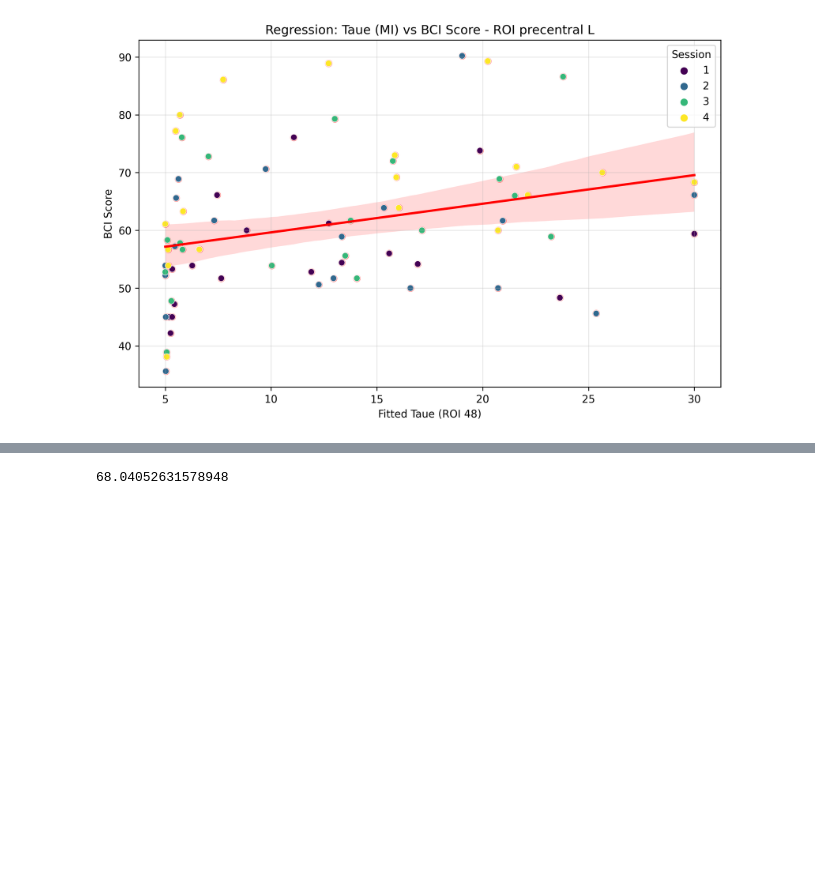
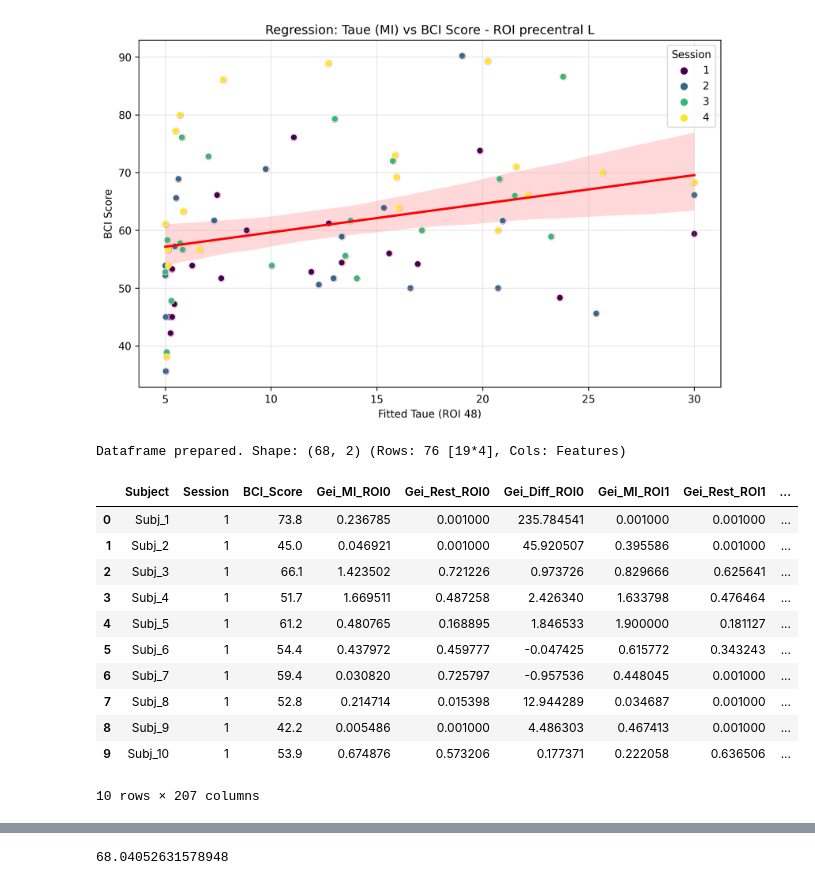
Before and after one commit to ApurbaApd/mi-NMM_bci_modeling, a Jupyter notebook: spectrome/notebooks/bci_score_taue_analyis.ipynb, the cells around one changed output, grey strips where cells are left out. Cells and saved outputs as stored; diff of their text form; code cells hidden in the pictures; blank space fills up the shorter version.

```diff
--- a/spectrome/notebooks/bci_score_taue_analyis.ipynb
+++ b/spectrome/notebooks/bci_score_taue_analyis.ipynb
@@ -352,3 +349,50 @@ plt.grid(True, alpha=0.3)
 plt.show()
 # %% [output]
 [figure]
+# %%
+## Going for all the regions- gei
+
+n_regions = 68
+n_subjects = 19
+gei_mi_dict = {}
+gei_rest_dict = {}
+
+records = []
+for sess in [1, 2, 3, 4]:
+    scores = bci_score[sess]
+    mi_data = x_mi_all[sess][:, 1,:]     # Shape (68, 19)
+    rest_data = x_rest_all[sess][:, 1,:]  # Shape (68, 19)
+
+    for subj_idx in range(n_subjects):
+        row = {
+            'Subject': f'Subj_{subj_idx+1}',
+            'Session': sess,
+            'BCI_Score': scores[subj_idx]
+        }
+        # taue for every region
+        for roi in range(n_regions):
+            row[f'Gei_MI_ROI{roi}'] = mi_data[roi, subj_idx] #Mi gei
+            row[f'Gei_Rest_ROI{roi}'] = rest_data[roi, subj_idx] #Rest gei
+            row[f'Gei_Diff_ROI{roi}'] = (mi_data[roi, subj_idx]/rest_data[roi, subj_idx]-1) #MI/RS-1 gei
+
+        records.append(row)
+
+df_all = pd.DataFrame(records)
+print(f"Dataframe prepared. Shape: {df.shape} (Rows: 76 [19*4], Cols: Features)")
+# %% [output]
+Dataframe prepared. Shape: (68, 2) (Rows: 76 [19*4], Cols: Features)
+# %%
+df_all.head(10)
+# %% [output]
+|  | Subject | Session | BCI_Score | Gei_MI_ROI0 | Gei_Rest_ROI0 | Gei_Diff_ROI0 | Gei_MI_ROI1 | Gei_Rest_ROI1 | ... |
+| 0 | Subj_1 | 1 | 73.8 | 0.236785 | 0.001000 | 235.784541 | 0.001000 | 0.001000 | ... |
+| 1 | Subj_2 | 1 | 45.0 | 0.046921 | 0.001000 | 45.920507 | 0.395586 | 0.001000 | ... |
+| 2 | Subj_3 | 1 | 66.1 | 1.423502 | 0.721226 | 0.973726 | 0.829666 | 0.625641 | ... |
+| 3 | Subj_4 | 1 | 51.7 | 1.669511 | 0.487258 | 2.426340 | 1.633798 | 0.476464 | ... |
+| 4 | Subj_5 | 1 | 61.2 | 0.480765 | 0.168895 | 1.846533 | 1.900000 | 0.181127 | ... |
+| 5 | Subj_6 | 1 | 54.4 | 0.437972 | 0.459777 | -0.047425 | 0.615772 | 0.343243 | ... |
+| 6 | Subj_7 | 1 | 59.4 | 0.030820 | 0.725797 | -0.957536 | 0.448045 | 0.001000 | ... |
+| 7 | Subj_8 | 1 | 52.8 | 0.214714 | 0.015398 | 12.944289 | 0.034687 | 0.001000 | ... |
+| 8 | Subj_9 | 1 | 42.2 | 0.005486 | 0.001000 | 4.486303 | 0.467413 | 0.001000 | ... |
+| 9 | Subj_10 | 1 | 53.9 | 0.674876 | 0.573206 | 0.177371 | 0.222058 | 0.636506 | ... |
+10 rows × 207 columns
```
Also changed, not shown: parts of 6 cells of this notebook, 3 other files.
